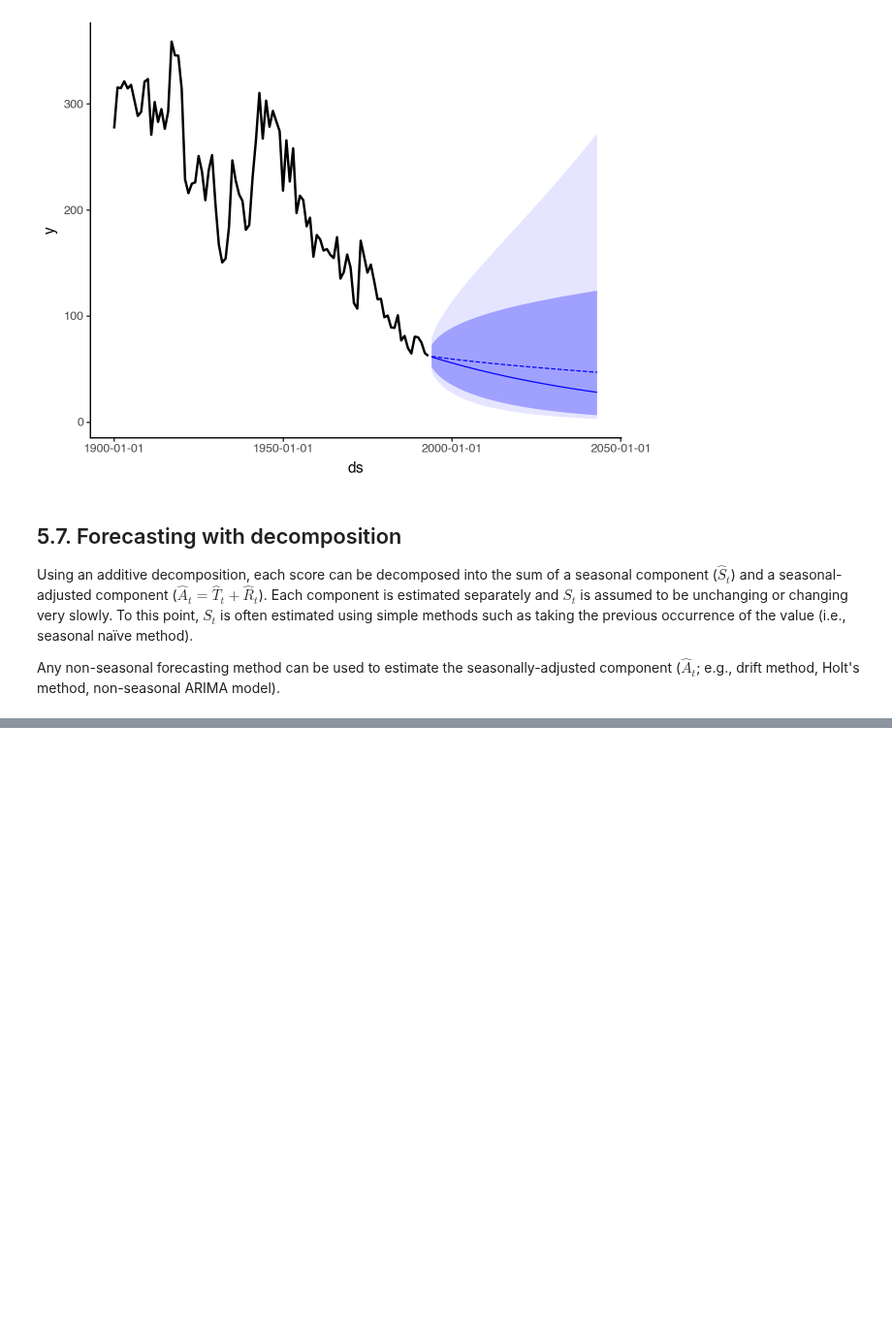
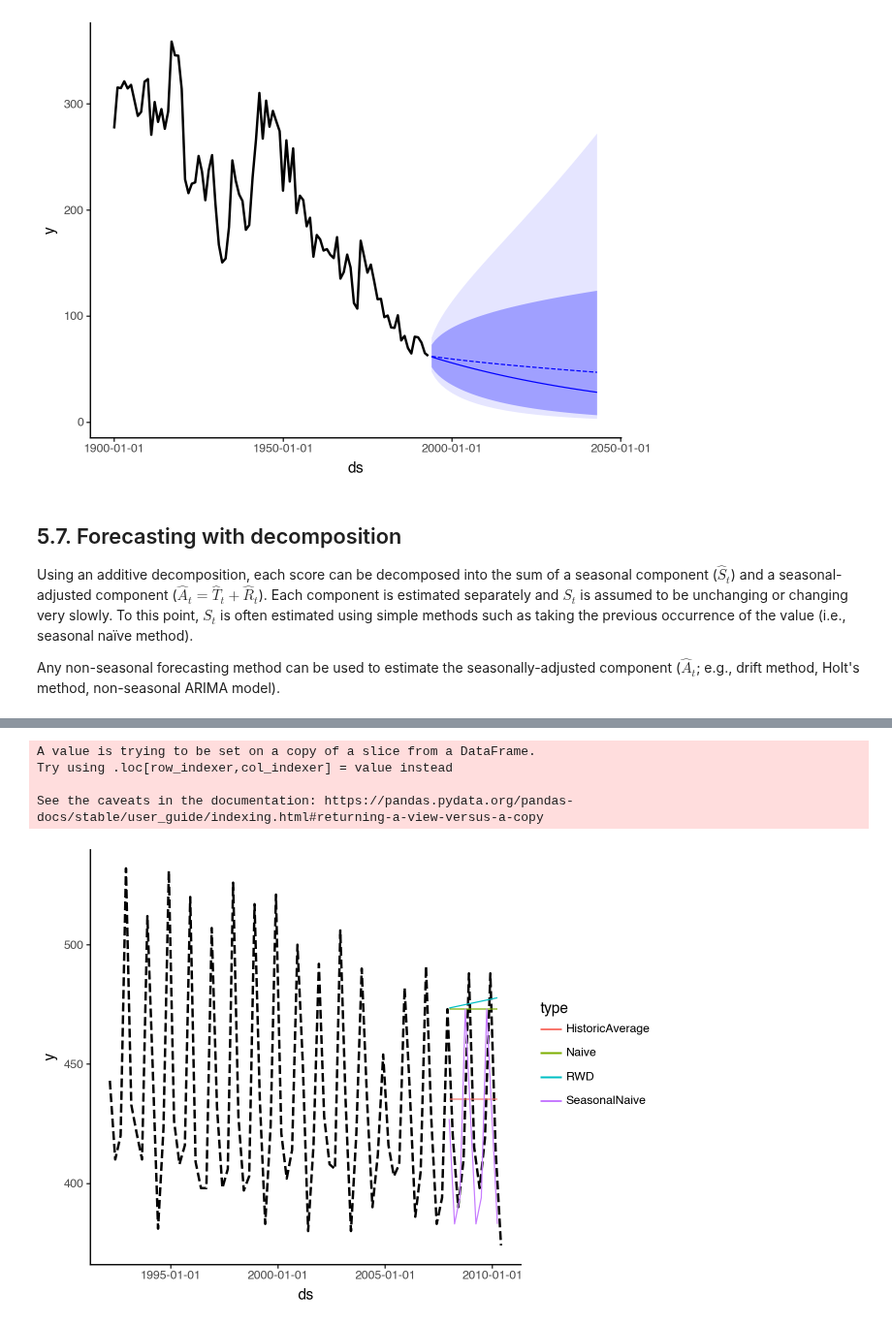
Before and after one commit to sebsciarra/gas_pump_prices, a Jupyter notebook: notebooks/chap5_forecaster_toolbox.ipynb, the cells around one changed output, grey strips where cells are left out. Shown at 97% size. Cells and saved outputs as stored; diff of their text form; code cells hidden in the pictures; blank space fills up the shorter version.

```diff
--- a/notebooks/chap5_forecaster_toolbox.ipynb
+++ b/notebooks/chap5_forecaster_toolbox.ipynb
@@ -252,23 +250,36 @@ $$.
 # %%
 # Example using differnt types of error measurements for quarterly beer production
 df_aus_beer = pd.read_csv('data/raw/aus_production_formatted.csv', parse_dates=['ds'])
 
 df_aus_beer = df_aus_beer.query("unique_id == 'Beer' and ds >= '1992-01-01'")
 
-df_train = df_aus_beer.query('ds.dt.year <= 2007')
-df_test = df_aus_beer.query('ds.dt.year>= 2007')
+df_train = df_aus_beer.query("ds.dt.year <= 2007")
+df_test = df_aus_beer.query("ds.dt.year > 2007")
 
-# create instances for each method
 mean_method = HistoricAverage()
 naive_method = Naive()
 drift_method = RandomWalkWithDrift()
-seasonal_naive = SeasonalNaive(season_length=4)
+seasonal_naive = SeasonalNaive(4)
 
-# create forecast object for coordinating model fitting and forecasting
-obj_forecast = StatsForecast(
+sf = StatsForecast(
     models=[drift_method, mean_method, naive_method, seasonal_naive],
-    freq="Q"
-)
+    freq="Q")
 
 # make forecasts 10 steps into future
-df_forecasts = obj_forecast.forecast(df=df_train, h=10)
+df_forecasts = sf.forecast(df=df_train, h=10)
+
+# convert to long format + add in actual values for prediction period
+df_long = df_forecasts.melt(id_vars=['unique_id', 'ds'], var_name='type', value_name='y' )
+df_train['type'] = 'observed'
+
+(ggplot(data=df_aus_beer, mapping=aes(x='ds', y='y')) +
+    geom_line(size=1, color='black', linetype='dashed') +
+    geom_line(inherit_aes=False, data=df_long,
+                mapping=aes(x='ds', y='y', group='type', color='type')) +
+    theme_classic())
+# %% [output]
+A value is trying to be set on a copy of a slice from a DataFrame.
+Try using .loc[row_indexer,col_indexer] = value instead
+
+See the caveats in the documentation: https://pandas.pydata.org/pandas-docs/stable/user_guide/indexing.html#returning-a-view-versus-a-copy
+[figure, added]
```
Also changed, not shown: parts of 9 cells of this notebook.
